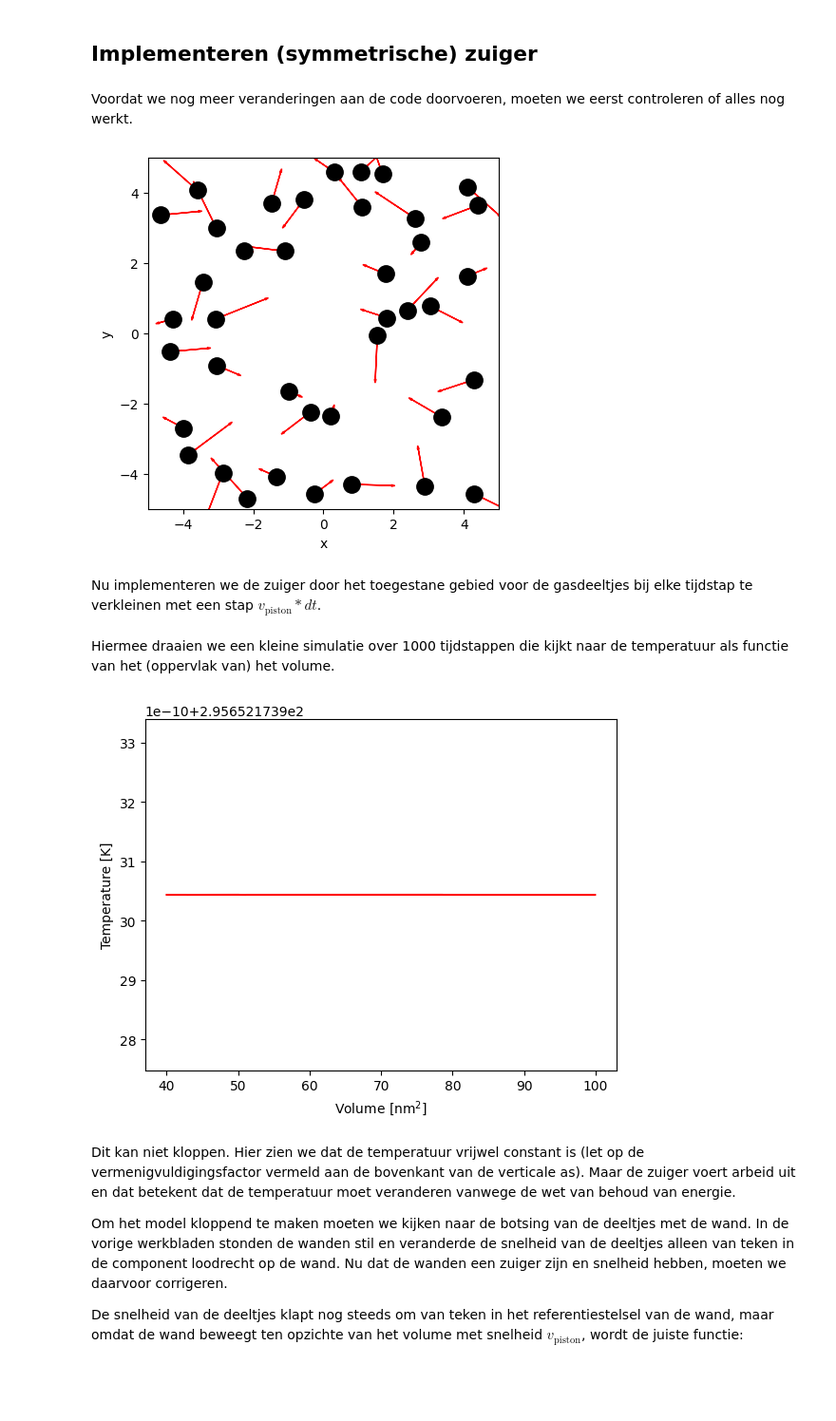
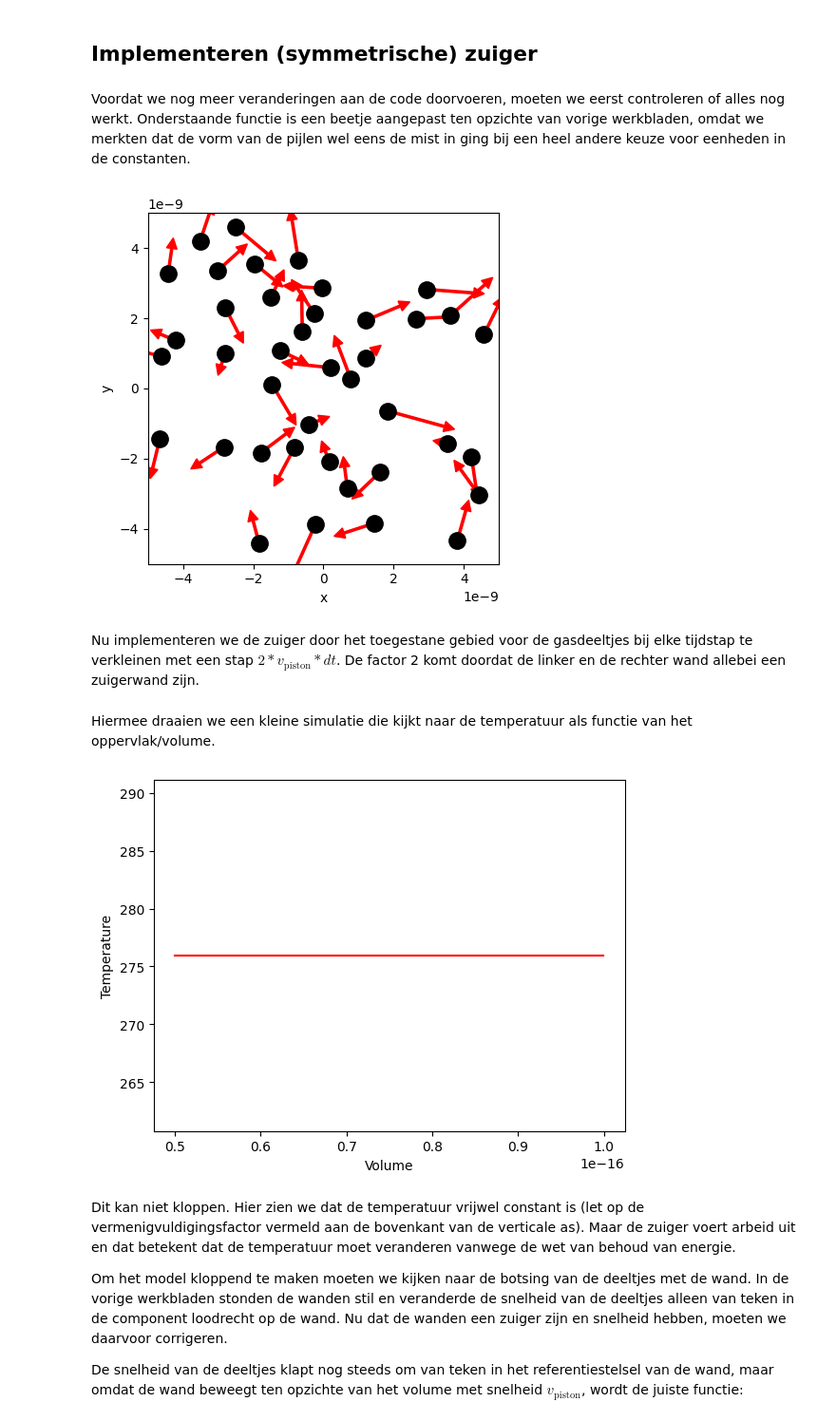
Before and after one commit to Contemporary-Physicslab/PySim, a Jupyter notebook: book/Q2/arbeid.ipynb, the cells around one changed output. Shown at 95% size. Cells and saved outputs as stored; diff of their text form; code cells hidden in the pictures; blank space fills up the shorter version.

```diff
--- a/book/Q2/arbeid.ipynb
+++ b/book/Q2/arbeid.ipynb
@@ -112,5 +108,6 @@ De functies die bij het volume en de randvoorwaarden horen moeten we een klein b
 # %%
 def top_down_collision(particle: ParticleClass):
+    """ botsingen met wanden onder en boven controleren en totale stoot bepalen """
     global impulse_outward, box_height
     if abs(particle.r[1]) + particle.R > box_height / 2:
         particle.r[1] = np.sign(particle.r[1]) * (box_height/2 - particle.R)
@@ -118,6 +115,7 @@ def top_down_collision(particle: ParticleClass):
         particle.v[1] *= -1
 
 def left_right_collision(particle: ParticleClass):
+    """ botsingen met wanden links en rechts controleren en totale stoot bepalen """
     global impulse_outward, box_length
     if abs(particle.r[0]) + particle.R > box_length / 2:
         particle.r[0] = np.sign(particle.r[0]) * (box_length/2 - particle.R)
@@ -143,6 +142,13 @@ def create_particles(particles):
 
 def temperature(particles) -> float:
     # De oplossing van je vorige werkblad
+    ### begin-solution
+    temp = 0.0
+    for p in particles:
+        temp += p.kin_energy
+    temp = 28 * 1.7E-27 * temp / (len(particles) * 1.38E-23)
+    return temp
+    ### end-solution
     return 0.0
 
 def handle_collisions(particles):
@@ -168,19 +174,10 @@ def take_time_step(particles):
         p.update_position()
     handle_collisions(particles)
     handle_walls(particles)
-# %%
-# voorbeelduitwerking
-
-def temperature(particles) -> float:
-    temp = 0.0
-    for p in particles:
-        temp += p.kin_energy
-    temp = temp / len(particles)
-    return temp
 # %% [markdown]
 ## Implementeren (symmetrische) zuiger
 # %% [markdown]
-Voordat we nog meer veranderingen aan de code doorvoeren, moeten we eerst controleren of alles nog werkt.
+Voordat we nog meer veranderingen aan de code doorvoeren, moeten we eerst controleren of alles nog werkt. Onderstaande functie is een beetje aangepast ten opzichte van vorige werkbladen, omdat we merkten dat de vorm van de pijlen wel eens de mist in ging bij een heel andere keuze voor eenheden in de constanten.
 # %%
 particles = []
 create_particles(particles)
@@ -196,13 +193,13 @@ plt.ylim(-BOX_SIZE_0/2, BOX_SIZE_0/2)
 
 for p in particles:
     plt.plot(p.r[0], p.r[1], 'k.', ms=25)
-    plt.arrow(p.r[0], p.r[1], p.v[0], p.v[1],
-              head_width=0.05, head_length=0.1, color='red')
+    plt.arrow(p.r[0], p.r[1], p.v[0]*DT*30, p.v[1]*DT*30, width=.2*RADIUS,
+              head_width=RADIUS, head_length=RADIUS, color='red')
 plt.show()
 # %% [output]
-[figure, old version]
+[figure, new version]
 # %% [markdown]
-Nu implementeren we de zuiger door het toegestane gebied voor de gasdeeltjes bij elke tijdstap te verkleinen met een stap $v_{\text{piston}}*dt$.
+Nu implementeren we de zuiger door het toegestane gebied voor de gasdeeltjes bij elke tijdstap te verkleinen met een stap $2*v_{\text{piston}}*dt$. De factor 2 komt doordat de linker en de rechter wand allebei een zuigerwand zijn.
 # %%
 def take_time_step(particles):
     """ zet tijdstap voor een lijst deeltjes en verwerk alle botsingen onderling en met wanden """
@@ -213,32 +210,34 @@ def take_time_step(particles):
     handle_walls(particles)
     handle_collisions(particles)
 # %% [markdown]
-Hiermee draaien we een kleine simulatie over 1000 tijdstappen die kijkt naar de temperatuur als functie van het (oppervlak van) het volume.
+Hiermee draaien we een kleine simulatie die kijkt naar de temperatuur als functie van het oppervlak/volume.
 # %%
+# we kiezen het aantal datapunten zodat het volume tot 1/3e reduceert
+num_steps = round(2/3 * BOX_SIZE_0 / (2 * -V_PISTON_0 * DT))
+
 particles = []
-volumes = np.zeros(1000, dtype=float)
-temperatures = np.zeros(1000, dtype=float)
-# times = np.linspace(1, 100, 100)
+volumes = np.zeros(num_steps, dtype=float)
+temperatures = np.zeros(num_steps, dtype=float)
 
 box_length = BOX_SIZE_0         # zetten zuiger terug
 v_piston = V_PISTON_0
 create_particles(particles)     # resetten deeltjes
-for i in range(1000):
+for i in range(num_steps):
     take_time_step(particles)
     volumes[i] = box_length * box_height
     temperatures[i] = temperature(particles)
 
 plt.figure()
-plt.xlabel('Volume [nm$^2$]')
-plt.ylabel('Temperature [K]')
+plt.xlabel('Volume')
+plt.ylabel('Temperature')
 
-temperatures = np.asarray(temperatures) * 30 * 1.7E-27 * (1E-9 / 2.5E-12)**2 / 1.38E-23
+temperatures = np.asarray(temperatures)
 
 plt.plot(volumes, temperatures, '-r')
 
 plt.show()
 # %% [output]
-[figure, old version]
+[figure, new version]
 # %% [markdown]
 Dit kan niet kloppen. Hier zien we dat de temperatuur vrijwel constant is (let op de vermenigvuldigingsfactor vermeld aan de bovenkant van de verticale as). Maar de zuiger voert arbeid uit en dat betekent dat de temperatuur moet veranderen vanwege de wet van behoud van energie.
 
```
Also changed, not shown: parts of 31 cells of this notebook.
